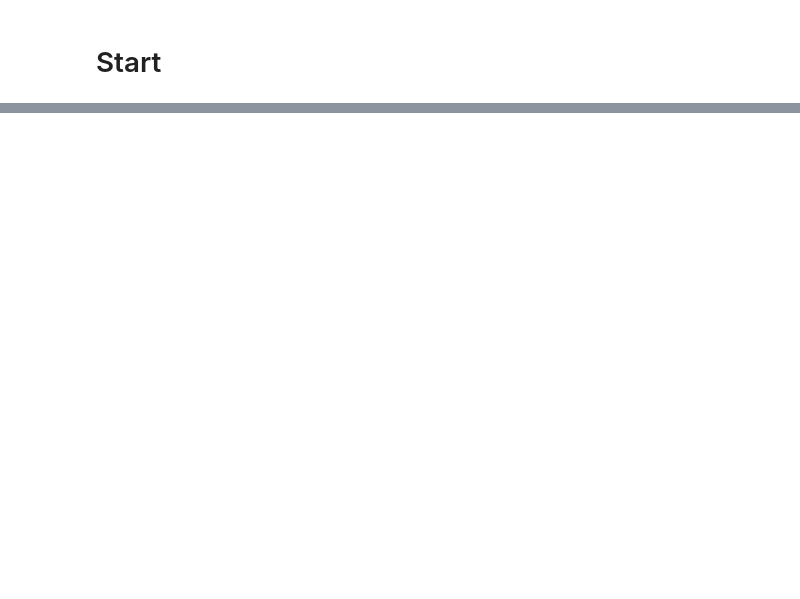
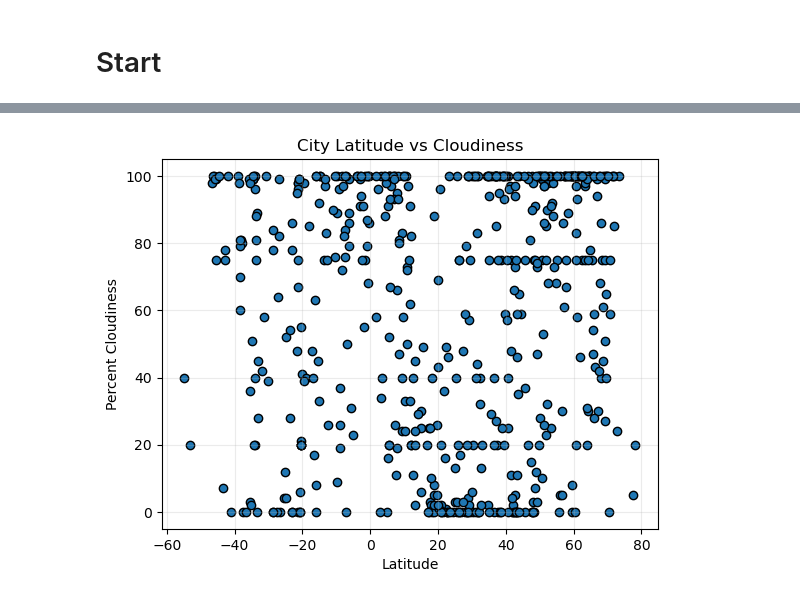
Before and after one commit to StanJohn04/World_Weather_Analysis, a Jupyter notebook: WeatherPy/WeatherPy.ipynb, the cells around one changed output, grey strips where cells are left out. Cells and saved outputs as stored; diff of their text form; code cells hidden in the pictures; blank space fills up the shorter version.

```diff
--- a/WeatherPy/WeatherPy.ipynb
+++ b/WeatherPy/WeatherPy.ipynb
@@ -195,14 +161,16 @@ plt.show()
 # %%
 # Build the scatter plots for latitude vs. cloudiness
-# YOUR CODE HERE
-
-# Incorporate the other graph properties
-# YOUR CODE HERE
-
+plt.scatter(city_data_df['Lat'], city_data_df['Cloudiness'], edgecolor = 'black')
+plt.grid(alpha = 0.25)
+plt.title('City Latitude vs Cloudiness')
+plt.xlabel('Latitude')
+plt.ylabel('Percent Cloudiness')
 # Save the figure
 plt.savefig("output_data/Fig3.png")
 
 # Show plot
 plt.show()
+# %% [output]
+[figure, added]
 # %%
 # Build the scatter plots for latitude vs. wind speed
```
Also changed, not shown: parts of 24 cells of this notebook, 4 other files.
